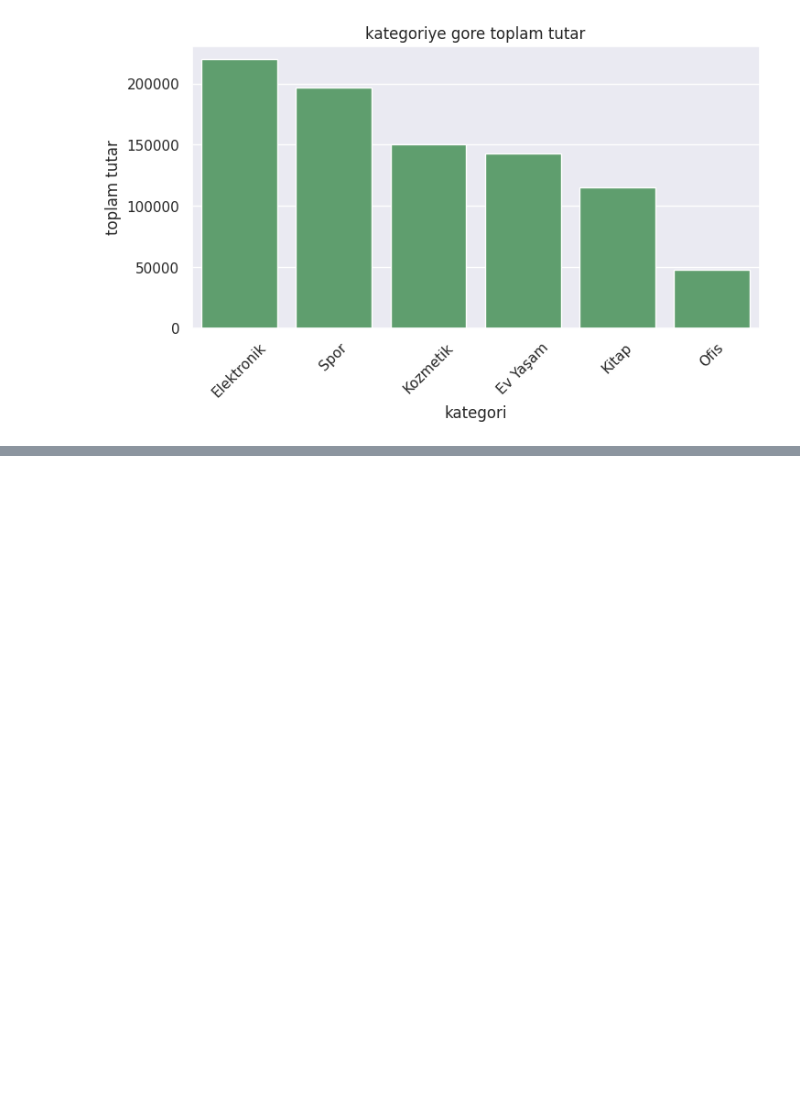
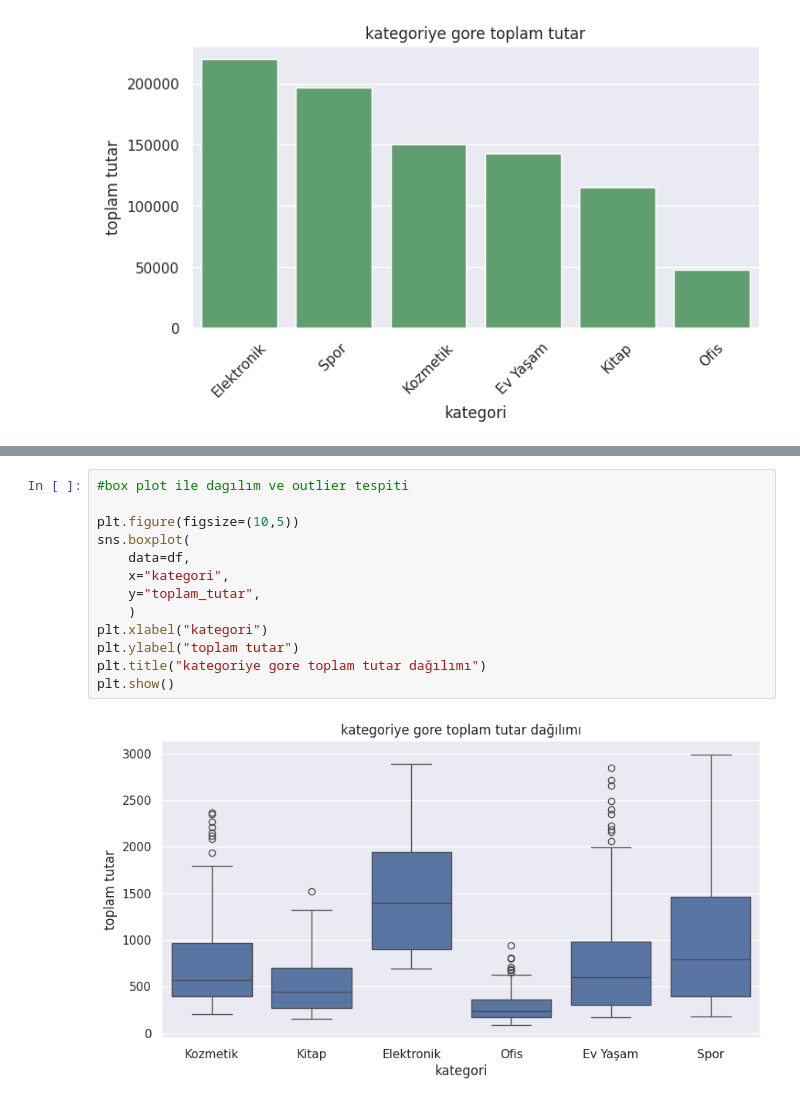
Before and after one commit to Erkan3034/Data-Science, a Jupyter notebook: dataScience.ipynb, the cells around one changed output, grey strips where cells are left out. Saved outputs shown, nothing was run; the diff lists cells and outputs as text; blank space fills up the shorter version.

```diff
--- a/dataScience.ipynb
+++ b/dataScience.ipynb
@@ -1879,0 +1891,15 @@ plt.show()
+# %%
+#box plot ile dagılım ve outlier tespiti
+
+plt.figure(figsize=(10,5))
+sns.boxplot(
+    data=df,
+    x="kategori",
+    y="toplam_tutar",
+    )
+plt.xlabel("kategori")
+plt.ylabel("toplam tutar")
+plt.title("kategoriye gore toplam tutar dağılımı")
+plt.show()
+# %% [output]
+[figure, added]
```
Also changed, not shown: parts of 32 cells of this notebook.
